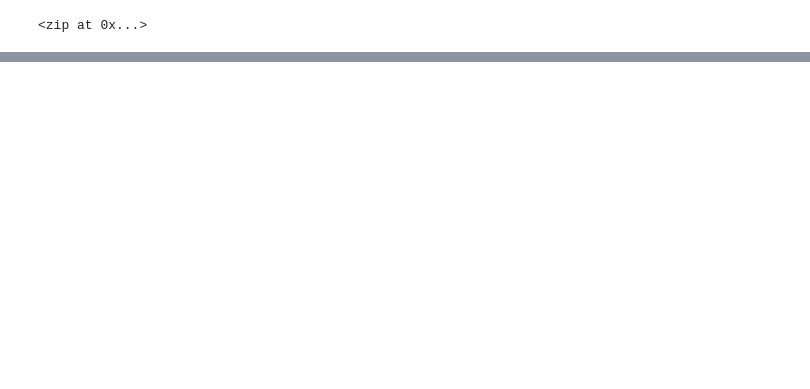
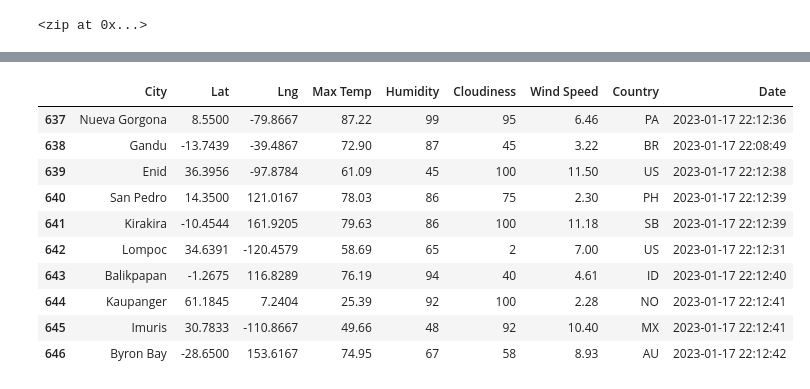
Before and after one commit to Wingaero/world_weather_analysis, a Jupyter notebook: WeatherPy.ipynb, the cells around one changed output, grey strips where cells are left out. Cells and saved outputs as stored; diff of their text form; code cells hidden in the pictures; blank space fills up the shorter version.

```diff
--- a/WeatherPy.ipynb
+++ b/WeatherPy.ipynb
@@ -80,0 +174,16 @@ len(cities)
+# %%
+# Convert the array of dictionaries to a Pandas DataFrame.
+city_data_df = pd.DataFrame(city_data)
+city_data_df.tail(10)
+# %% [output]
+|  | City | Lat | Lng | Max Temp | Humidity | Cloudiness | Wind Speed | Country | Date |
+| 637 | Nueva Gorgona | 8.5500 | -79.8667 | 87.22 | 99 | 95 | 6.46 | PA | 2023-01-17 22:12:36 |
+| 638 | Gandu | -13.7439 | -39.4867 | 72.90 | 87 | 45 | 3.22 | BR | 2023-01-17 22:08:49 |
+| 639 | Enid | 36.3956 | -97.8784 | 61.09 | 45 | 100 | 11.50 | US | 2023-01-17 22:12:38 |
+| 640 | San Pedro | 14.3500 | 121.0167 | 78.03 | 86 | 75 | 2.30 | PH | 2023-01-17 22:12:39 |
+| 641 | Kirakira | -10.4544 | 161.9205 | 79.63 | 86 | 100 | 11.18 | SB | 2023-01-17 22:12:39 |
+| 642 | Lompoc | 34.6391 | -120.4579 | 58.69 | 65 | 2 | 7.00 | US | 2023-01-17 22:12:31 |
+| 643 | Balikpapan | -1.2675 | 116.8289 | 76.19 | 94 | 40 | 4.61 | ID | 2023-01-17 22:12:40 |
+| 644 | Kaupanger | 61.1845 | 7.2404 | 25.39 | 92 | 100 | 2.28 | NO | 2023-01-17 22:12:41 |
+| 645 | Imuris | 30.7833 | -110.8667 | 49.66 | 48 | 92 | 10.40 | MX | 2023-01-17 22:12:41 |
+| 646 | Byron Bay | -28.6500 | 153.6167 | 74.95 | 67 | 58 | 8.93 | AU | 2023-01-17 22:12:42 |
```
Also changed, not shown: parts of 7 cells of this notebook, 2 other files.
